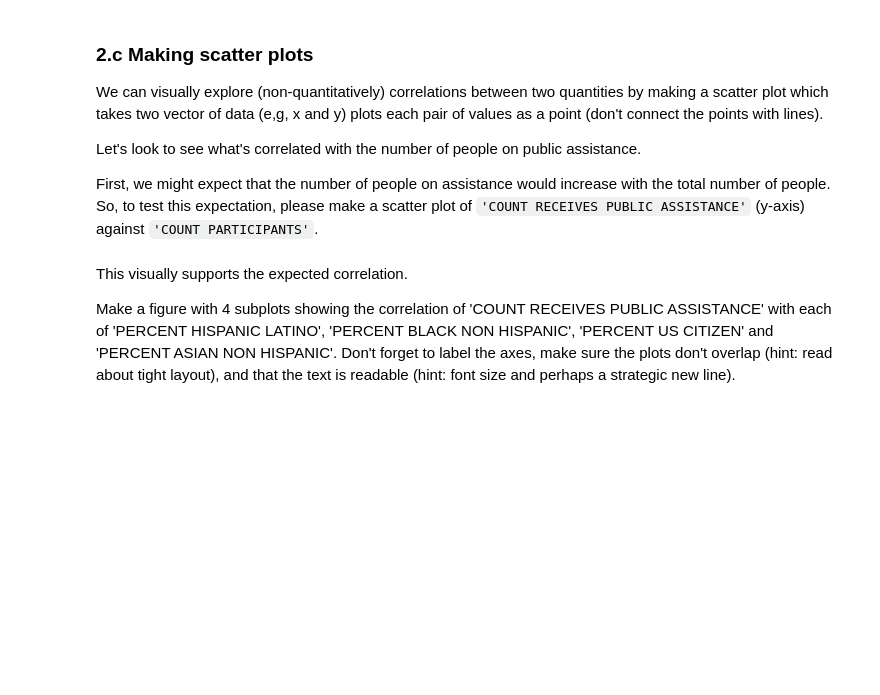
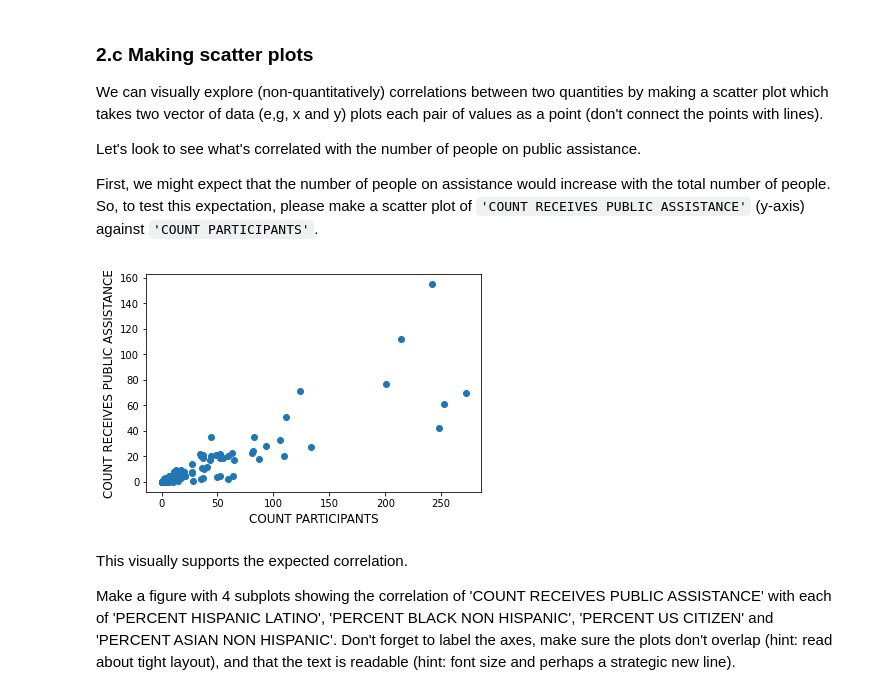
Before and after one commit to JamesChung821/AMS-561-DCS-521-Introduction-to-Computational-Science, a Jupyter notebook: Assignment-2.ipynb, the cells around one changed output. Saved outputs shown, nothing was run; the diff lists cells and outputs as text; code cells hidden in the pictures; blank space fills up the shorter version.

```diff
--- a/Assignment-2.ipynb
+++ b/Assignment-2.ipynb
@@ -187,3 +187,25 @@ E.g., given `'JURISDICTION NAME`` return a list containing all of the zip codes
 * Since in this file all of the data (except for headings) are numbers, please return a list of floats (not strings).
 
 Test it on `'JURISDICTION NAME'` and `'COUNT PARTICIPANTS'` as well as on a heading that does not exist.
+# %%
+def extract_data(column_name):
+    f = open('Demographic_Statistics_By_Zip_Code.csv', 'r')
+    first = True
+    columns = {}
+    for line in f:
+        index = 0
+        line = line.strip().split(',')
+        if first:
+            for column in line:
+                columns[column] = []
+            first = False
+        else:
+            for column in columns:
+                columns[column].append(float(line[index]))
+                index += 1
+    try:
+        return columns[column_name]
+    except KeyError:
+        print('Heading is not found')
+
+print(extract_data('COUNT PARTICIPANTS'))
@@ -203,6 +252,16 @@ We can visually explore (non-quantitatively) correlations between two quantities
 Let's look to see what's correlated with the number of people on public assistance.
 
 First, we might expect that the number of people on assistance would increase with the total number of people.  So, to test this expectation, please make a scatter plot of `'COUNT RECEIVES PUBLIC ASSISTANCE'` (y-axis) against `'COUNT PARTICIPANTS'`.
+# %%
+import matplotlib.pyplot as plt
+x_axis = extract_data('COUNT PARTICIPANTS')
+y_axis = extract_data('COUNT RECEIVES PUBLIC ASSISTANCE')
+plt.scatter(x_axis, y_axis)
+plt.xlabel('COUNT PARTICIPANTS', fontsize=12)
+plt.ylabel('COUNT RECEIVES PUBLIC ASSISTANCE', fontsize=12)
+plt.show()
+# %% [output]
+[figure, added]
 # %% [markdown]
 This visually supports the expected correlation.
 
```
Also changed, not shown: parts of 6 cells of this notebook, 1 other file.
